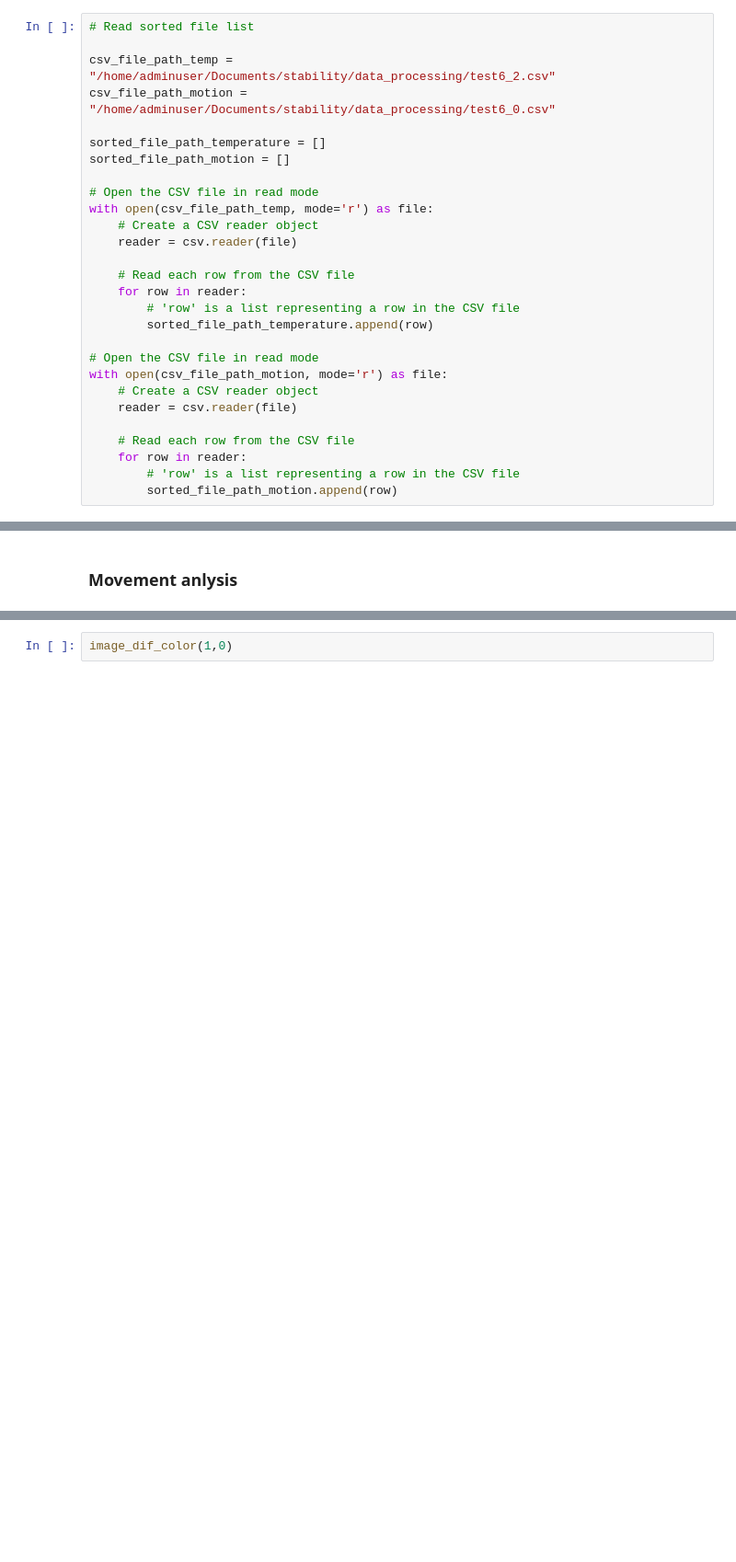
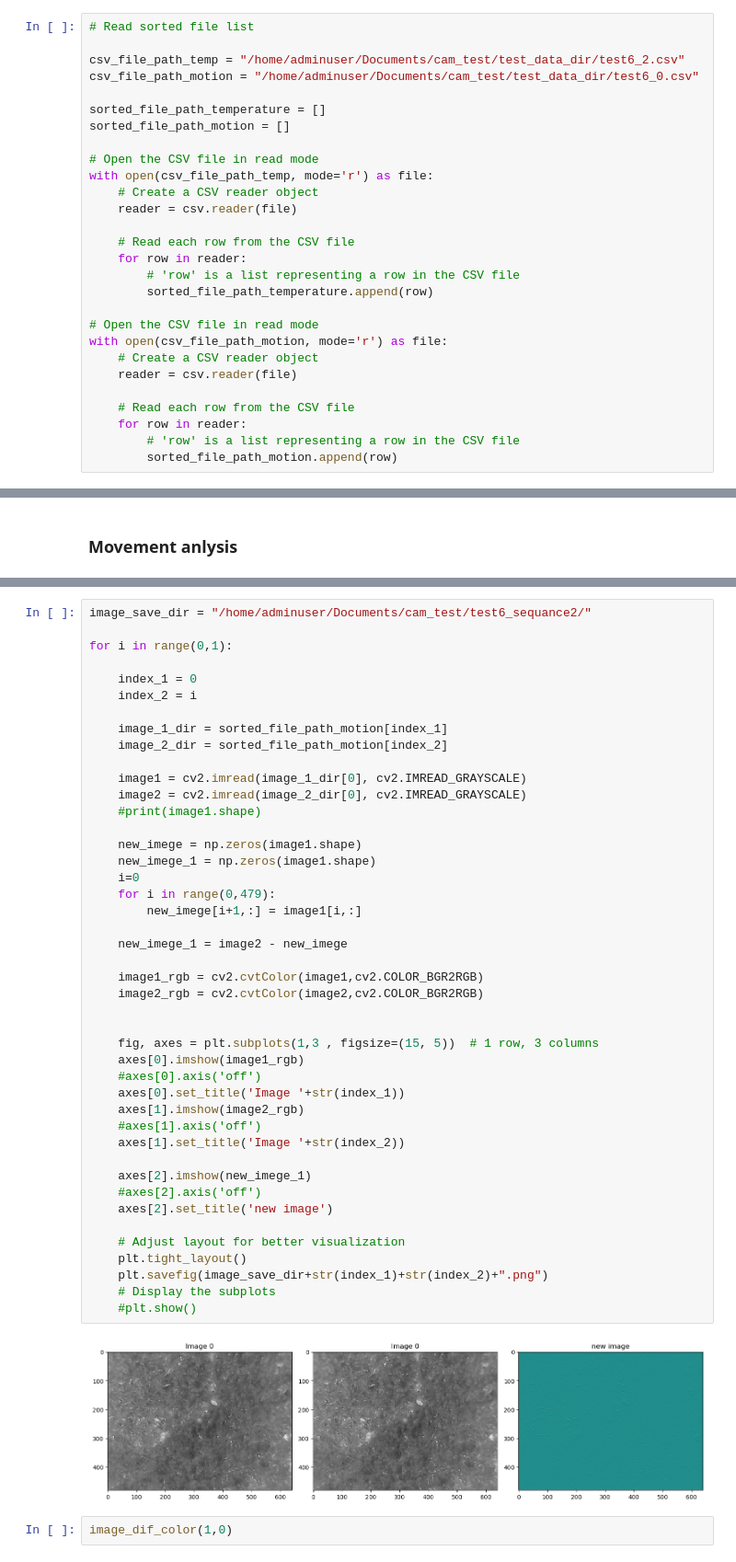
Before and after one commit to malithjkd/PBA_vision, a Jupyter notebook: data_processing/image_motion.ipynb, the cells around one changed output, grey strips where cells are left out. Shown at 92% size. Saved outputs shown, nothing was run; the diff lists cells and outputs as text; blank space fills up the shorter version.

Commit message:
motion image loop created

```diff
--- a/data_processing/image_motion.ipynb
+++ b/data_processing/image_motion.ipynb
@@ -11,8 +11,8 @@ import csv
 # %%
 # Read sorted file list
 
-csv_file_path_temp = "/home/adminuser/Documents/stability/data_processing/test6_2.csv"
-csv_file_path_motion = "/home/adminuser/Documents/stability/data_processing/test6_0.csv"
+csv_file_path_temp = "/home/adminuser/Documents/cam_test/test_data_dir/test6_2.csv"
+csv_file_path_motion = "/home/adminuser/Documents/cam_test/test_data_dir/test6_0.csv"
 
 sorted_file_path_temperature = []
 sorted_file_path_motion = []
@@ -174,3 +176,49 @@ def image_def_gray(index_1,index_2):
+# %%
+image_save_dir = "/home/adminuser/Documents/cam_test/test6_sequance2/"
+
+for i in range(0,1):
+
+    index_1 = 0
+    index_2 = i
+
+    image_1_dir = sorted_file_path_motion[index_1]
+    image_2_dir = sorted_file_path_motion[index_2]
+
+    image1 = cv2.imread(image_1_dir[0], cv2.IMREAD_GRAYSCALE)
+    image2 = cv2.imread(image_2_dir[0], cv2.IMREAD_GRAYSCALE)
+    #print(image1.shape)
+
+    new_imege = np.zeros(image1.shape)
+    new_imege_1 = np.zeros(image1.shape)
+    i=0
+    for i in range(0,479):
+        new_imege[i+1,:] = image1[i,:]
+
+    new_imege_1 = image2 - new_imege
+
+    image1_rgb = cv2.cvtColor(image1,cv2.COLOR_BGR2RGB)
+    image2_rgb = cv2.cvtColor(image2,cv2.COLOR_BGR2RGB)
+
+
+    fig, axes = plt.subplots(1,3 , figsize=(15, 5))  # 1 row, 3 columns
+    axes[0].imshow(image1_rgb)
+    #axes[0].axis('off')
+    axes[0].set_title('Image '+str(index_1))
+    axes[1].imshow(image2_rgb)
+    #axes[1].axis('off')
+    axes[1].set_title('Image '+str(index_2))
+
+    axes[2].imshow(new_imege_1)
+    #axes[2].axis('off')
+    axes[2].set_title('new image')
+
+    # Adjust layout for better visualization
+    plt.tight_layout()
+    plt.savefig(image_save_dir+str(index_1)+str(index_2)+".png")
+    # Display the subplots
+    #plt.show()
+# %% [output]
+[figure, added]
 # %%
 image_dif_color(1,0)
 # %% [output]
```
Also changed, not shown: parts of 7 cells of this notebook.
